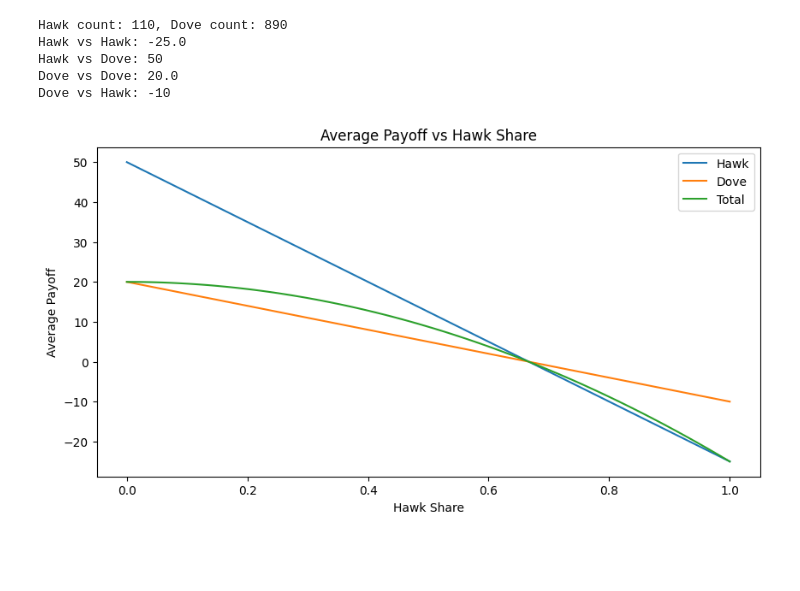
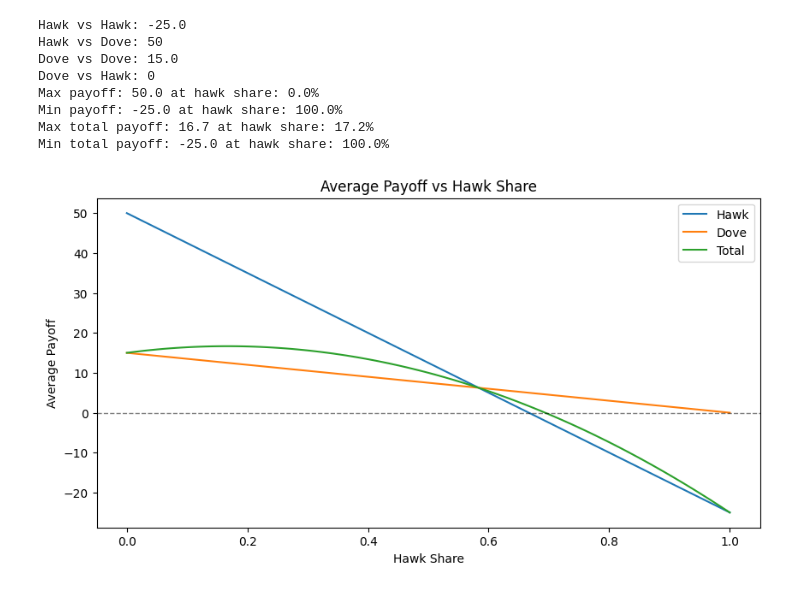
Before and after one commit to pauljado/biology_models, a Jupyter notebook: ess_model.ipynb, the cells around one changed output. Drawn from its saved outputs; the diff is of its cells as text; code cells hidden in the pictures; blank space fills up the shorter version.

Commit message:
Anpassung/korrektur model zu korrektem payoff

```diff
--- a/ess_model.ipynb
+++ b/ess_model.ipynb
@@ -32,8 +32,8 @@ dove_dove_winrate = 0.5
 avg_hawk_hawk_payoff = hawk_payoff * hawk_hawk_winrate + hawk_cost * hawk_hawk_winrate
 avg_hawk_dove_payoff = hawk_payoff * hawk_dove_winrate + hawk_cost * (1 - hawk_dove_winrate)
 
-avg_dove_dove_payoff = dove_payoff * dove_dove_winrate + dove_cost * dove_dove_winrate
-avg_dove_hawk_payoff = dove_payoff * dove_hawk_winrate + dove_cost * (1 - dove_hawk_winrate)
+avg_dove_dove_payoff = dove_payoff * dove_dove_winrate + dove_cost
+avg_dove_hawk_payoff = dove_payoff * dove_hawk_winrate
 
 
 print(f"Hawk vs Hawk: {avg_hawk_hawk_payoff}")
@@ -45,34 +45,53 @@ print(f"Dove vs Hawk: {avg_dove_hawk_payoff}")
 
 # Calculate the average payoff for each strategy as a function of the hawk share
 hawk_shares = np.linspace(0, 1, 100)
 
 avg_hawk_payoff = []
 avg_dove_payoff = []
 total_payoff = []
 
 for x in hawk_shares:
     avg_hawk_payoff.append(avg_hawk_hawk_payoff * x + avg_hawk_dove_payoff * (1 - x))
     avg_dove_payoff.append(avg_dove_dove_payoff * (1 - x) + avg_dove_hawk_payoff * x)
     total_payoff.append(avg_hawk_payoff[-1] * x + avg_dove_payoff[-1] * (1 - x))
 
+# print(avg_dove_payoff[-1])
+# print(np.array(avg_dove_payoff))
+
 payoff_diff = np.array(avg_hawk_payoff) - np.array(avg_dove_payoff)
+
+max_payoff = max(max(avg_hawk_payoff), max(avg_dove_payoff))
+print(f"Max payoff: {max_payoff:.1f} at hawk share: {hawk_shares[np.argmax(avg_hawk_payoff)]*100:.1f}%")
+
+min_payoff = min(min(avg_hawk_payoff), min(avg_dove_payoff))
+print(f"Min payoff: {min_payoff:.1f} at hawk share: {hawk_shares[np.argmin(avg_hawk_payoff)]*100:.1f}%")
+
+max_total_payoff = max(total_payoff)
+print(f"Max total payoff: {max_total_payoff:.1f} at hawk share: {hawk_shares[np.argmax(total_payoff)]*100:.1f}%")
+
+min_total_payoff = min(total_payoff)
+print(f"Min total payoff: {min_total_payoff:.1f} at hawk share: {hawk_shares[np.argmin(total_payoff)]*100:.1f}%")
 
 
 # Plot the average payoff for each strategy as a function of the hawk share
 fig, ax = plt.subplots(figsize=(10, 5))
 
 sns.lineplot(x=hawk_shares, y=avg_hawk_payoff, ax=ax, label="Hawk")
 sns.lineplot(x=hawk_shares, y=avg_dove_payoff, ax=ax, label="Dove")
 sns.lineplot(x=hawk_shares, y=total_payoff, ax=ax, label="Total")
 
 ax.set_xlabel('Hawk Share')
 ax.set_ylabel('Average Payoff')
 ax.set_title('Average Payoff vs Hawk Share')
+ax.axhline(y=0, color='black', linestyle="--", alpha=0.5, linewidth=1)
 plt.show()
 # %% [output]
-Hawk count: 110, Dove count: 890
 Hawk vs Hawk: -25.0
 Hawk vs Dove: 50
-Dove vs Dove: 20.0
-Dove vs Hawk: -10
+Dove vs Dove: 15.0
+Dove vs Hawk: 0
+Max payoff: 50.0 at hawk share: 0.0%
+Min payoff: -25.0 at hawk share: 100.0%
+Max total payoff: 16.7 at hawk share: 17.2%
+Min total payoff: -25.0 at hawk share: 100.0%
-[figure, old version]
+[figure, new version]
```
